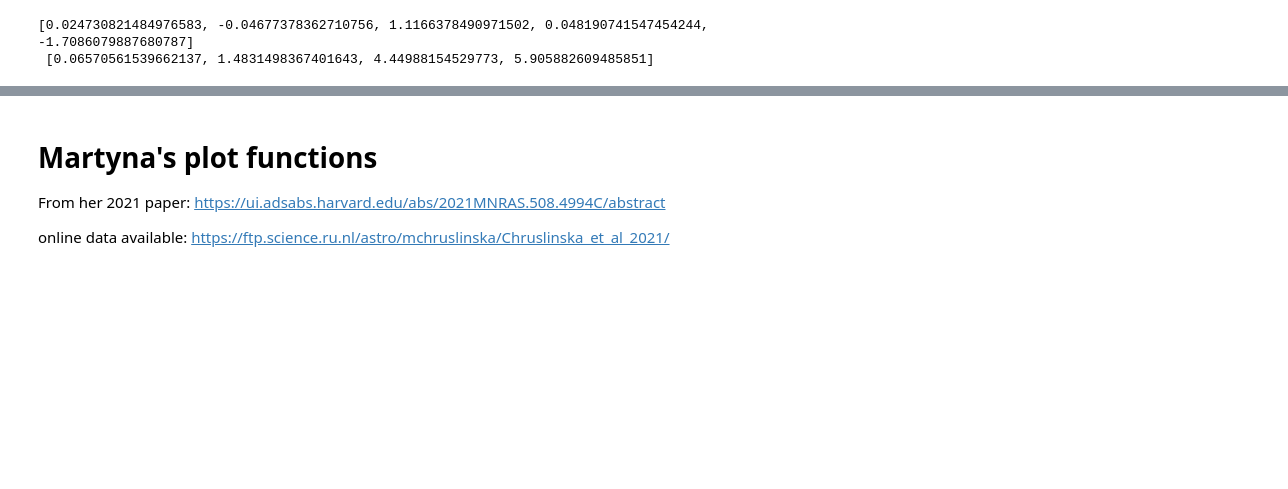
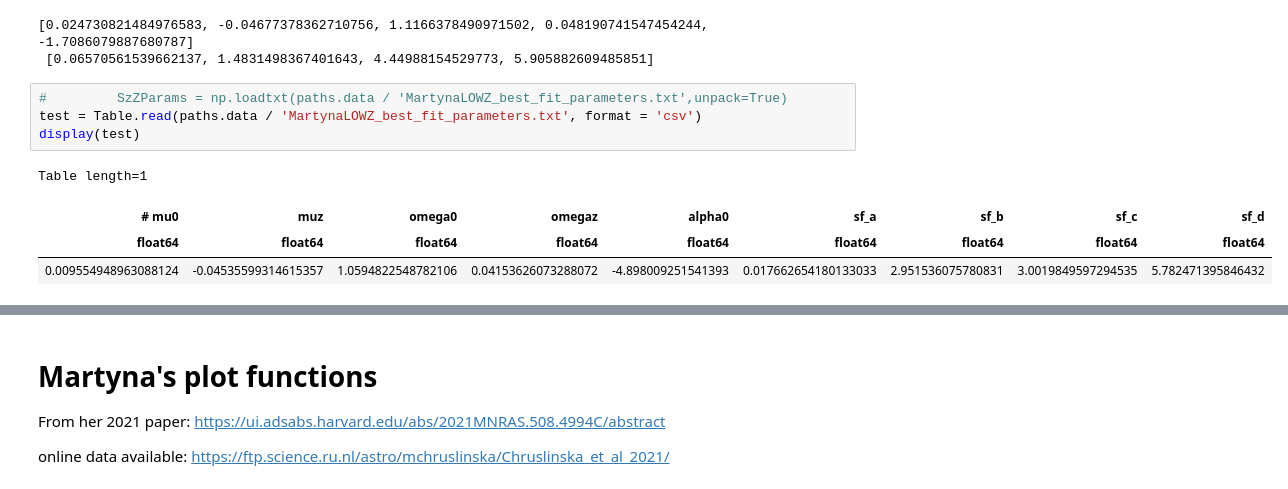
Before and after one commit to sashalvna/SFRD_fit, a Jupyter notebook: src/scripts/Determining_Reasonable_Parameter_Variations.ipynb, the cells around one changed output, grey strips where cells are left out. Cells and saved outputs as stored; diff of their text form; blank space fills up the shorter version.

```diff
--- a/src/scripts/Determining_Reasonable_Parameter_Variations.ipynb
+++ b/src/scripts/Determining_Reasonable_Parameter_Variations.ipynb
@@ -442,4 +173,13 @@ print(fid_dpdZ_parameters, '\n', fid_sfr_parameters)
 # %% [output]
 [0.024730821484976583, -0.04677378362710756, 1.1166378490971502, 0.048190741547454244, -1.7086079887680787]
  [0.06570561539662137, 1.4831498367401643, 4.44988154529773, 5.905882609485851]
+# %%
+#         SzZParams = np.loadtxt(paths.data / 'MartynaLOWZ_best_fit_parameters.txt',unpack=True)
+test = Table.read(paths.data / 'MartynaLOWZ_best_fit_parameters.txt', format = 'csv')
+display(test)
+# %% [output]
+Table length=1
+| # mu0 | muz | omega0 | omegaz | alpha0 | sf_a | sf_b | sf_c | sf_d |
+| float64 | float64 | float64 | float64 | float64 | float64 | float64 | float64 | float64 |
+| 0.009554948963088124 | -0.04535599314615357 | 1.0594822548782106 | 0.04153626073288072 | -4.898009251541393 | 0.017662654180133033 | 2.951536075780831 | 3.0019849597294535 | 5.782471395846432 |
 # %%
```
Also changed, not shown: parts of 5 cells of this notebook, 4 other files.
